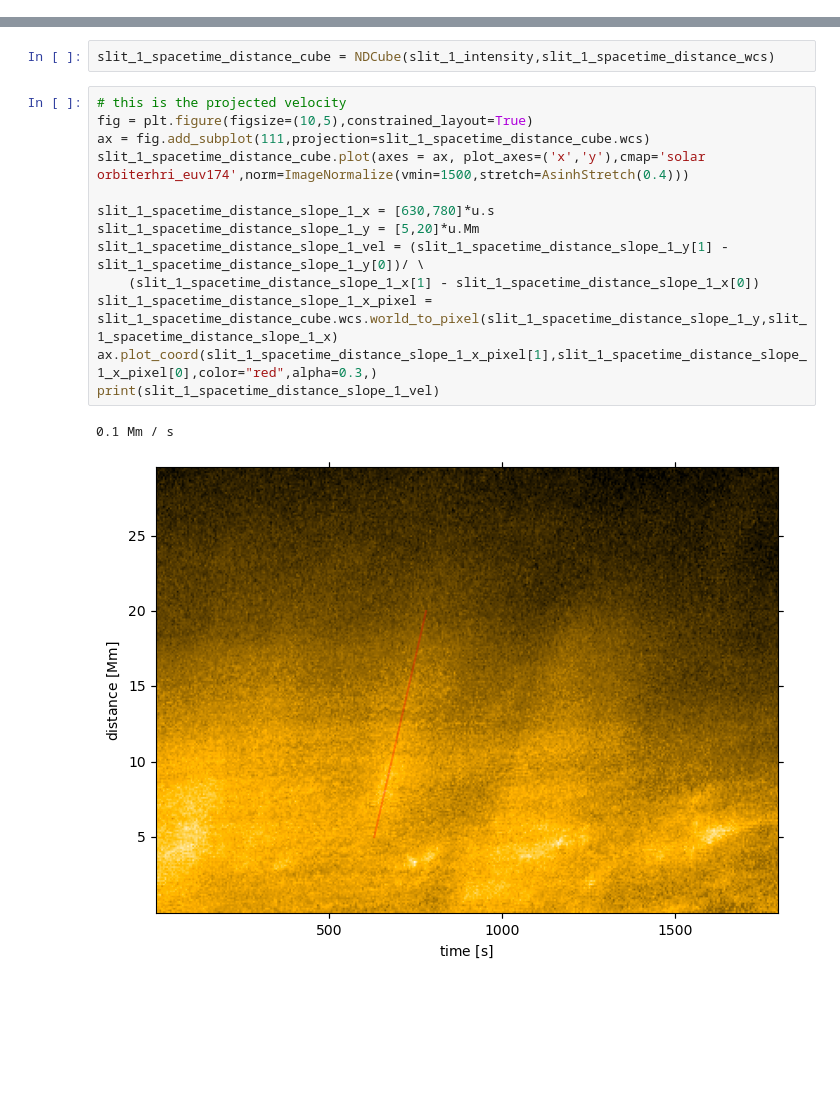
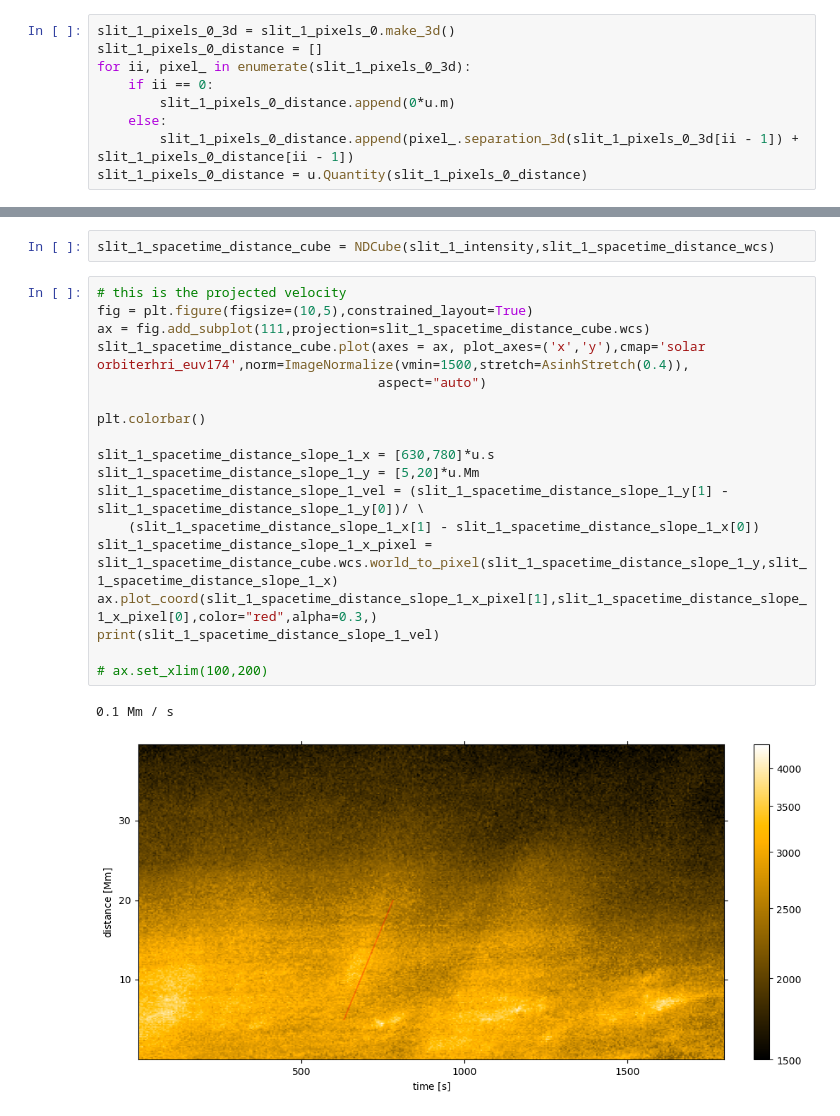
Before and after one commit to yjzhu-solar/EIS_DKIST_SolO, a Jupyter notebook: ipynb/eui/eui_upflow_spacetime_plot.ipynb, the cells around one changed output, grey strips where cells are left out. Cells and saved outputs as stored; diff of their text form; blank space fills up the shorter version.

```diff
--- a/ipynb/eui/eui_upflow_spacetime_plot.ipynb
+++ b/ipynb/eui/eui_upflow_spacetime_plot.ipynb
@@ -132,2 +131,11 @@ slit_1_pixels_0_distance = slit_1_pixels_0_3d.separation_3d(slit_1_pixels_0_3d[0
+# %%
+slit_1_pixels_0_3d = slit_1_pixels_0.make_3d()
+slit_1_pixels_0_distance = []
+for ii, pixel_ in enumerate(slit_1_pixels_0_3d):
+    if ii == 0:
+        slit_1_pixels_0_distance.append(0*u.m)
+    else:
+        slit_1_pixels_0_distance.append(pixel_.separation_3d(slit_1_pixels_0_3d[ii - 1]) + slit_1_pixels_0_distance[ii - 1])
+slit_1_pixels_0_distance = u.Quantity(slit_1_pixels_0_distance)
 # %%
 slit_1_pixels_0_distance
@@ -141,16 +151,21 @@ slit_1_spacetime_distance_cube = NDCube(slit_1_intensity,slit_1_spacetime_distan
 # %%
 # this is the projected velocity
 fig = plt.figure(figsize=(10,5),constrained_layout=True)
 ax = fig.add_subplot(111,projection=slit_1_spacetime_distance_cube.wcs)
-slit_1_spacetime_distance_cube.plot(axes = ax, plot_axes=('x','y'),cmap='solar orbiterhri_euv174',norm=ImageNormalize(vmin=1500,stretch=AsinhStretch(0.4)))
+slit_1_spacetime_distance_cube.plot(axes = ax, plot_axes=('x','y'),cmap='solar orbiterhri_euv174',norm=ImageNormalize(vmin=1500,stretch=AsinhStretch(0.4)),
+                                    aspect="auto")
+
+plt.colorbar()
 
 slit_1_spacetime_distance_slope_1_x = [630,780]*u.s
 slit_1_spacetime_distance_slope_1_y = [5,20]*u.Mm
 slit_1_spacetime_distance_slope_1_vel = (slit_1_spacetime_distance_slope_1_y[1] - slit_1_spacetime_distance_slope_1_y[0])/ \
     (slit_1_spacetime_distance_slope_1_x[1] - slit_1_spacetime_distance_slope_1_x[0])
 slit_1_spacetime_distance_slope_1_x_pixel = slit_1_spacetime_distance_cube.wcs.world_to_pixel(slit_1_spacetime_distance_slope_1_y,slit_1_spacetime_distance_slope_1_x)
 ax.plot_coord(slit_1_spacetime_distance_slope_1_x_pixel[1],slit_1_spacetime_distance_slope_1_x_pixel[0],color="red",alpha=0.3,)
 print(slit_1_spacetime_distance_slope_1_vel)
+
+# ax.set_xlim(100,200)
 # %% [output]
 0.1 Mm / s
-[figure, old version]
+[figure, new version]
```
Also changed, not shown: parts of 11 cells of this notebook.
